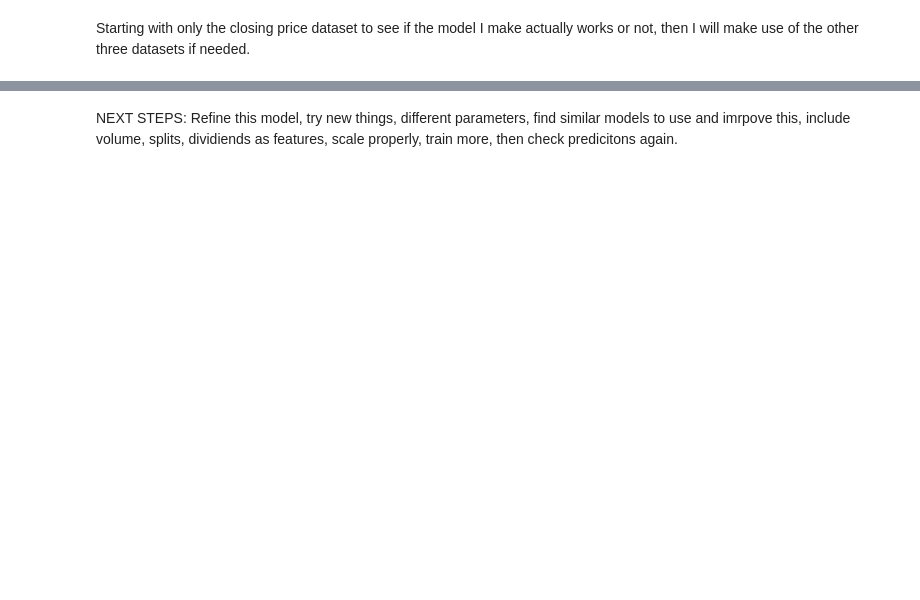
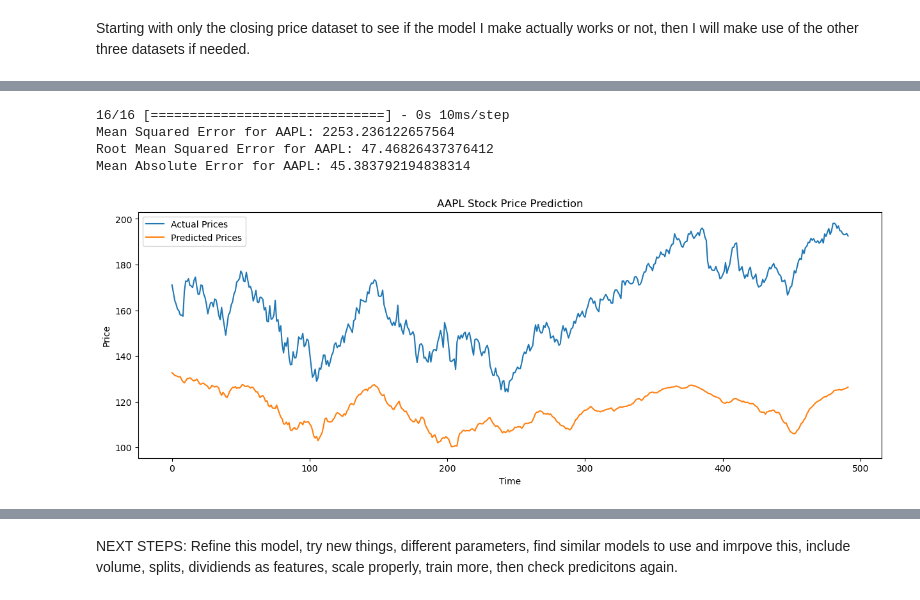
Before and after one commit to cjcj1/QMIND-StockBot-2024, a Jupyter notebook: LSTM_model.ipynb, the cells around one changed output, grey strips where cells are left out. Cells and saved outputs as stored; diff of their text form; code cells hidden in the pictures; blank space fills up the shorter version.

```diff
--- a/LSTM_model.ipynb
+++ b/LSTM_model.ipynb
@@ -174,0 +175,39 @@ Mean Absolute Error: 40.62364929028718
+# %%
+stock_index = df.columns.get_loc("AAPL")  # replace 'AAPL' with your stock ticker
+
+# Make predictions for all stocks
+predictions = model.predict(X_test)
+
+# Inverse transform to get actual prices for all stocks
+actual_predictions = scaler.inverse_transform(predictions)
+actual_y_test = scaler.inverse_transform(y_test)
+
+# Extract the predictions for the selected stock
+selected_stock_predictions = actual_predictions[:, stock_index]
+selected_stock_real = actual_y_test[:, stock_index]
+
+# Calculate performance metrics for the selected stock
+mse = mean_squared_error(selected_stock_real, selected_stock_predictions)
+rmse = np.sqrt(mse)
+mae = mean_absolute_error(selected_stock_real, selected_stock_predictions)
+
+# Print the metrics for the selected stock
+print(f"Mean Squared Error for {df.columns[stock_index]}: {mse}")
+print(f"Root Mean Squared Error for {df.columns[stock_index]}: {rmse}")
+print(f"Mean Absolute Error for {df.columns[stock_index]}: {mae}")
+
+# Plot the real vs predicted values for the selected stock
+plt.figure(figsize=(15, 5))
+plt.plot(selected_stock_real, label='Actual Prices')
+plt.plot(selected_stock_predictions, label='Predicted Prices')
+plt.title(f'{df.columns[stock_index]} Stock Price Prediction')
+plt.xlabel('Time')
+plt.ylabel('Price')
+plt.legend()
+plt.show()
+# %% [output]
+16/16 [==============================] - 0s 10ms/step
+Mean Squared Error for AAPL: 2253.236122657564
+Root Mean Squared Error for AAPL: 47.46826437376412
+Mean Absolute Error for AAPL: 45.383792194838314
+[figure, added]
```
Also changed, not shown: parts of 3 cells of this notebook.
